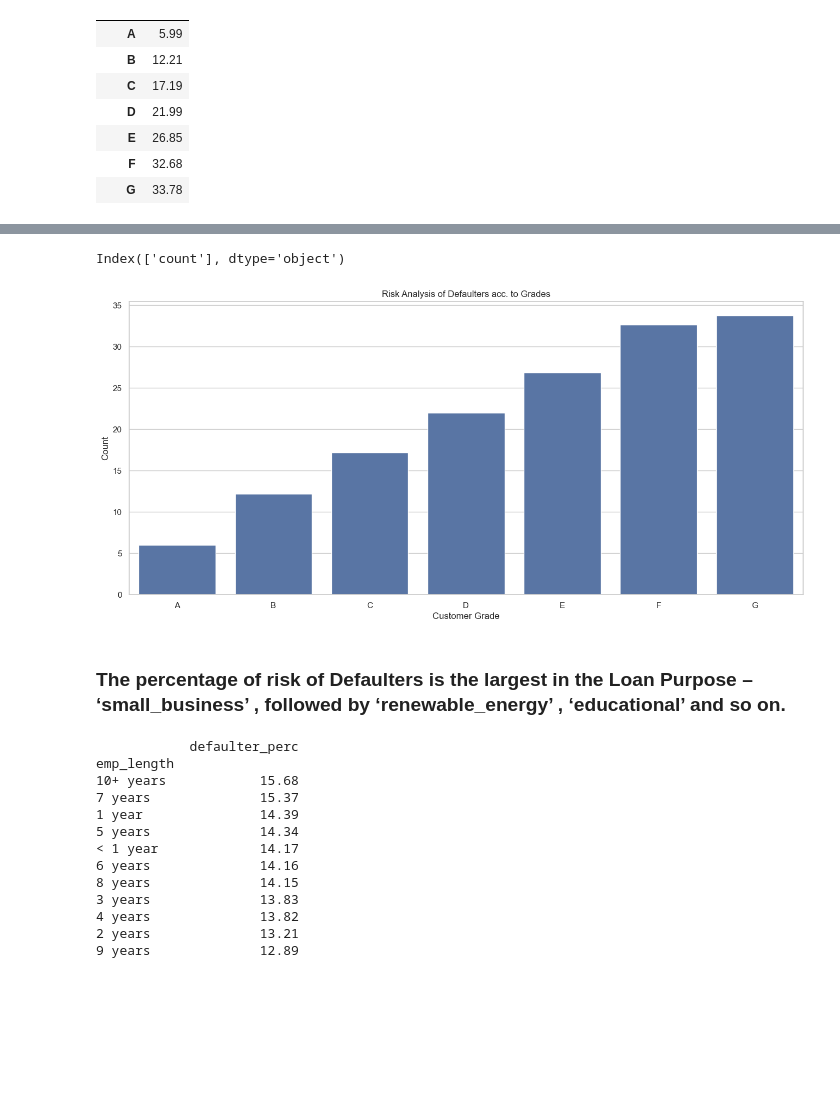
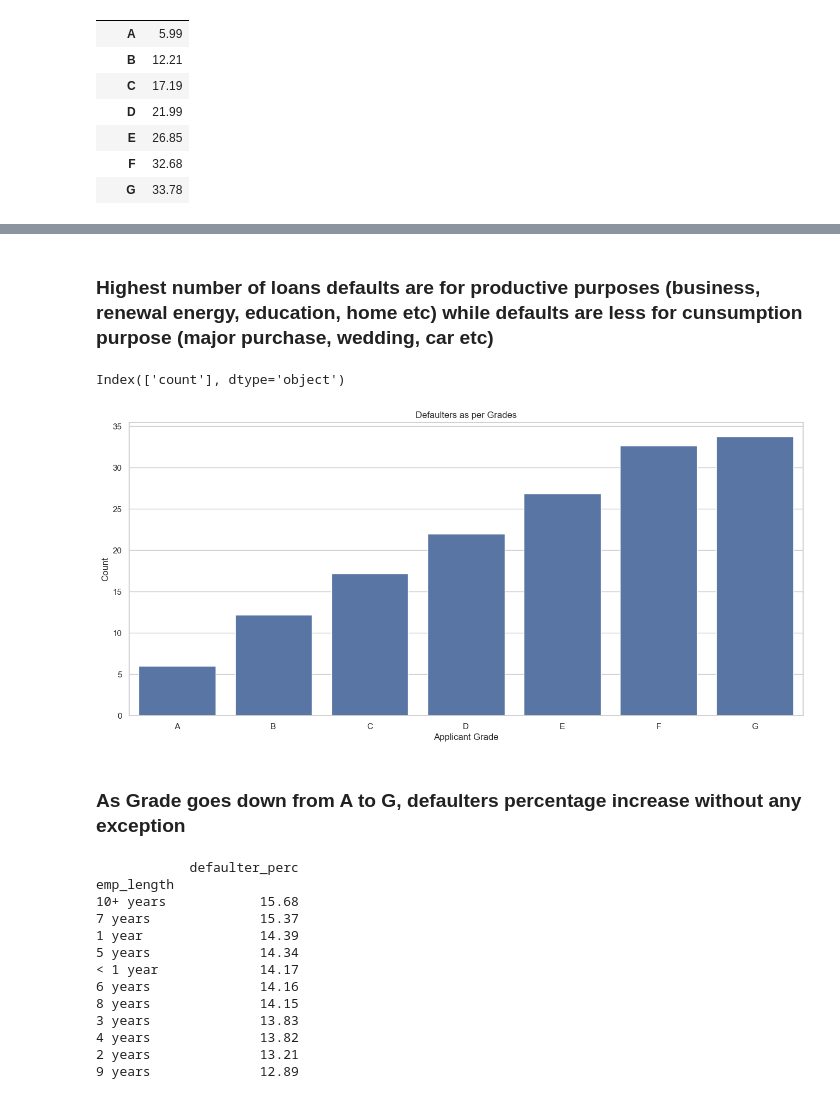
Before and after one commit to somnath-yadav/LendingClubCaseStudy, a Jupyter notebook: Lending_Club_Case_Study.ipynb, the cells around one changed output, grey strips where cells are left out. Drawn from its saved outputs; the diff is of its cells as text; code cells hidden in the pictures; blank space fills up the shorter version.

```diff
--- a/Lending_Club_Case_Study.ipynb
+++ b/Lending_Club_Case_Study.ipynb
@@ -294 +300,3 @@ KeyError: 'defaulter_perc'
+# %% [markdown]
+### Highest number of loans defaults are for productive purposes (business, renewal energy, education, home etc) while defaults are less for cunsumption purpose (major purchase, wedding, car etc)
 # %%
@@ -299,19 +307,19 @@ Index(['count'], dtype='object')
 # %%
 import matplotlib.ticker as mtick
 
 plt.figure(figsize=(16,7))
 ax = sb.barplot(x=grade_df.index, y='count', data=grade_df)
-ax.set(xlabel='Customer Grade', ylabel='Count', title='Risk Analysis of Defaulters acc. to Grades')
+ax.set(xlabel='Applicant Grade', ylabel='Count', title='Defaulters as per Grades')
 
 # If you calculate 'defaulter_perc', use that instead of 'count'
 # ax.set(xlabel='Customer Grade', ylabel='Percentage of Defaulters', title='Risk Analysis of Defaulters acc. to Grades')
 # ax.yaxis.set_major_formatter(mtick.PercentFormatter())
 
 plt.show()
 # %% [output]
-[figure, old version]
+[figure, new version]
-# %% [markdown]
-### The percentage of risk of Defaulters is the largest in the Loan Purpose – ‘small_business’ , followed by ‘renewable_energy’ , ‘educational’ and so on.
+# %% [markdown]
+### As Grade goes down from A to G, defaulters percentage increase without any exception
 # %%
 import pandas as pd
 
```
Also changed, not shown: parts of 42 cells of this notebook.
